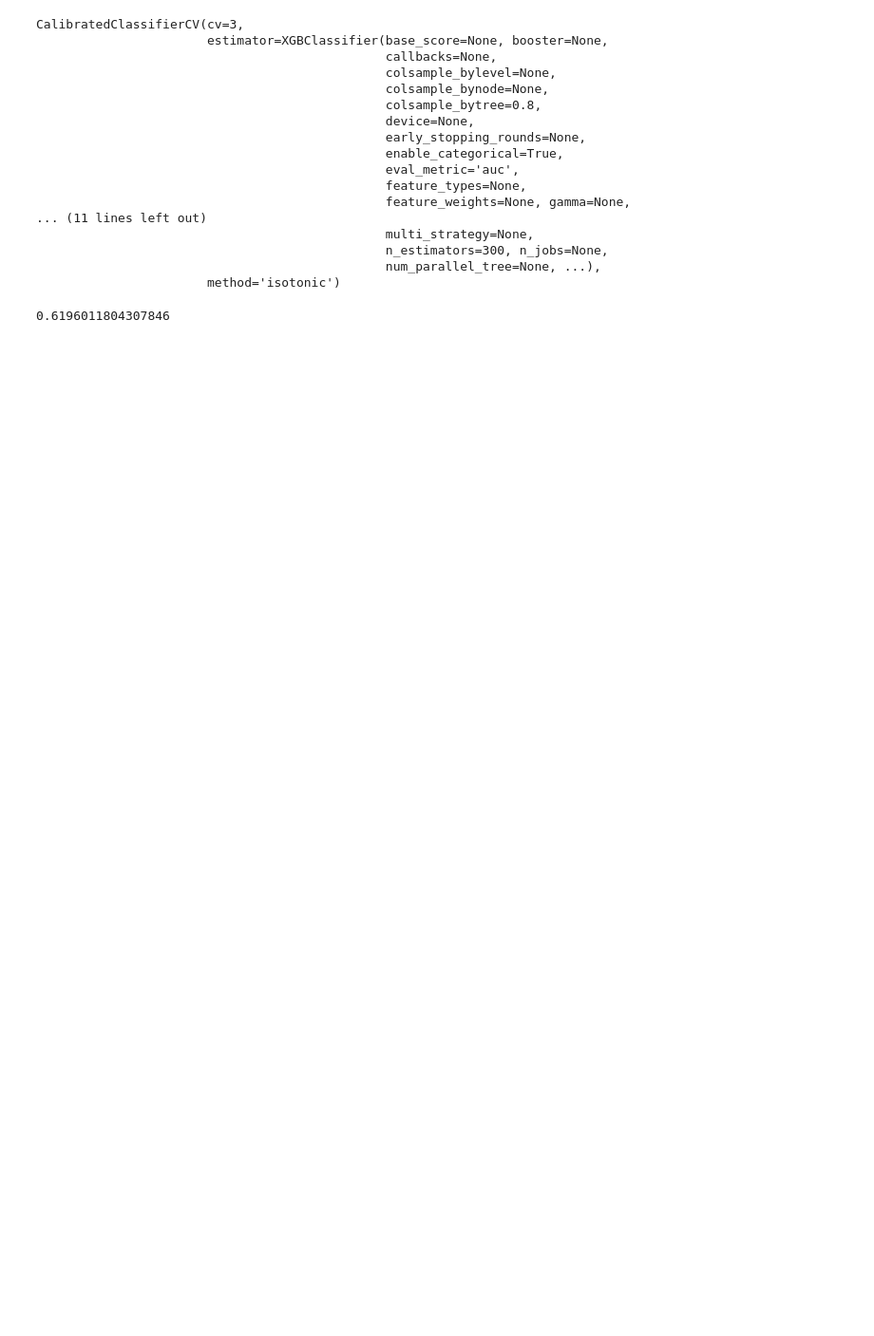
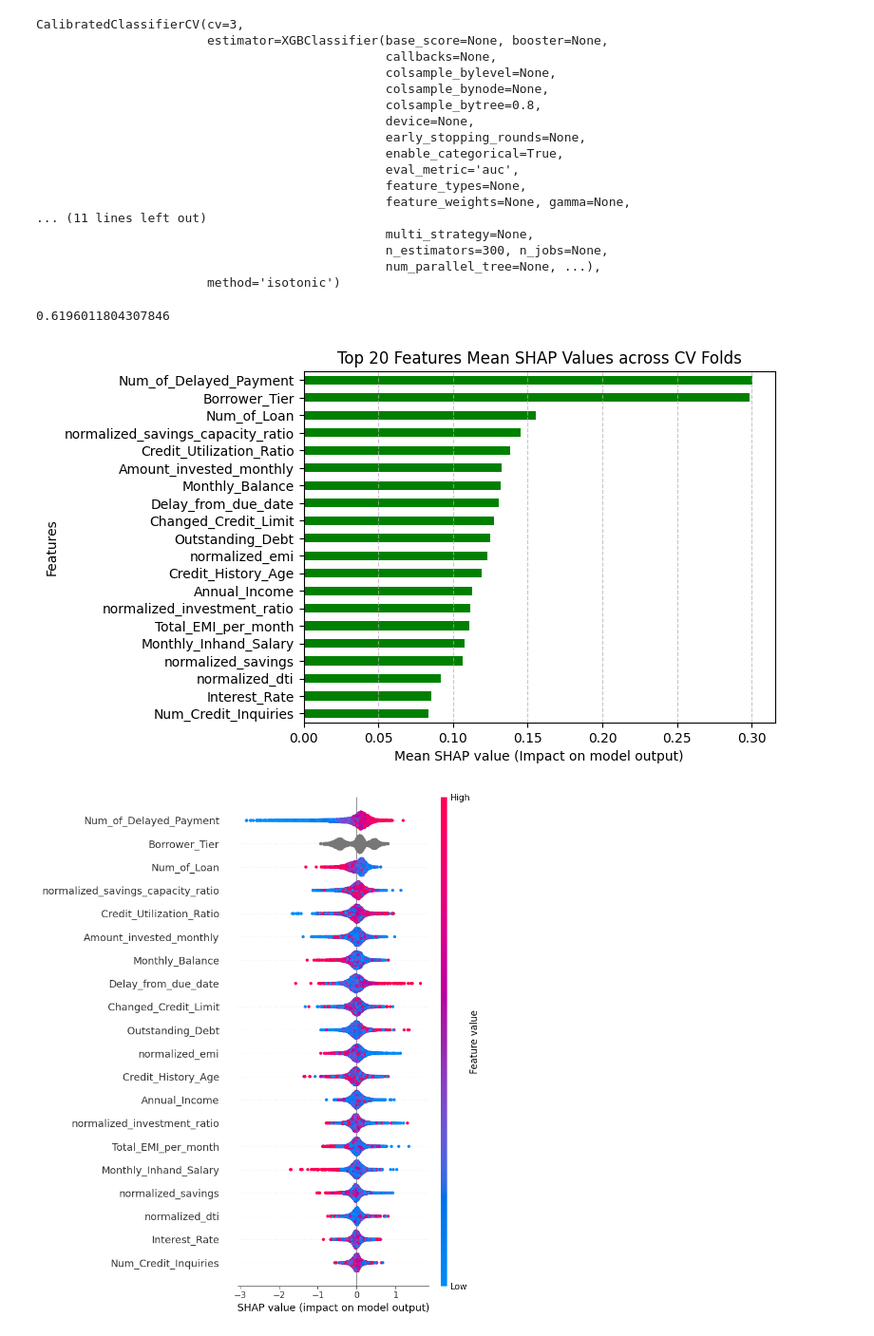
Before and after one commit to wessware/Credit_Risk_Analysis, a Jupyter notebook: kingametric_xgb_base_model_2.ipynb, the cells around one changed output. Shown at 95% size. Drawn from its saved outputs; the diff is of its cells as text; code cells hidden in the pictures; blank space fills up the shorter version.

Commit message:
A look at feature importance when KFolds is used in splitting data

```diff
--- a/kingametric_xgb_base_model_2.ipynb
+++ b/kingametric_xgb_base_model_2.ipynb
@@ -105,3 +106,35 @@ y_pred_proba = calib_model.predict_proba(X_test)[:,1]
 roc_auc_score(y_test, y_pred_proba)
 # %% [output]
 0.6196011804307846
+# %%
+folds = KFold(n_splits=7, shuffle=True, random_state=42)
+shap_values_list = []
+
+for train_idx, val_idx in folds.split(X):
+
+    xgb_m = XGBClassifier(enable_categorical=True, tree_method="hist").fit(X.iloc[train_idx], y.iloc[train_idx])
+
+    explainer = shap.TreeExplainer(xgb_m)
+    shap_fold = explainer.shap_values(X.iloc[val_idx])
+    shap_values_list.append(shap_fold)
+
+all_shap = np.vstack(shap_values_list)
+mean_shap = np.abs(all_shap).mean(axis=0)
+
+feature_importance = pd.Series(mean_shap, index=X.columns).sort_values(ascending=False)
+
+#print("Top Features - Mean Absolute SHAP values:")
+#print(feature_importance)
+
+plt.Figure(figsize=(10, 6))
+feature_importance.head(20).plot(kind="barh", color="green").invert_yaxis()
+plt.title("Top 20 Features Mean SHAP Values across CV Folds")
+plt.xlabel("Mean SHAP value (Impact on model output)")
+plt.ylabel("Features")
+plt.grid(axis="x", linestyle="--", alpha=0.7)
+plt.show()
+
+shap.summary_plot(all_shap, X.iloc[np.concatenate([v for _, v in folds.split(X)])])
+# %% [output]
+[figure, added]
+[figure, added]
```
Also changed, not shown: parts of 1 cell of this notebook.
